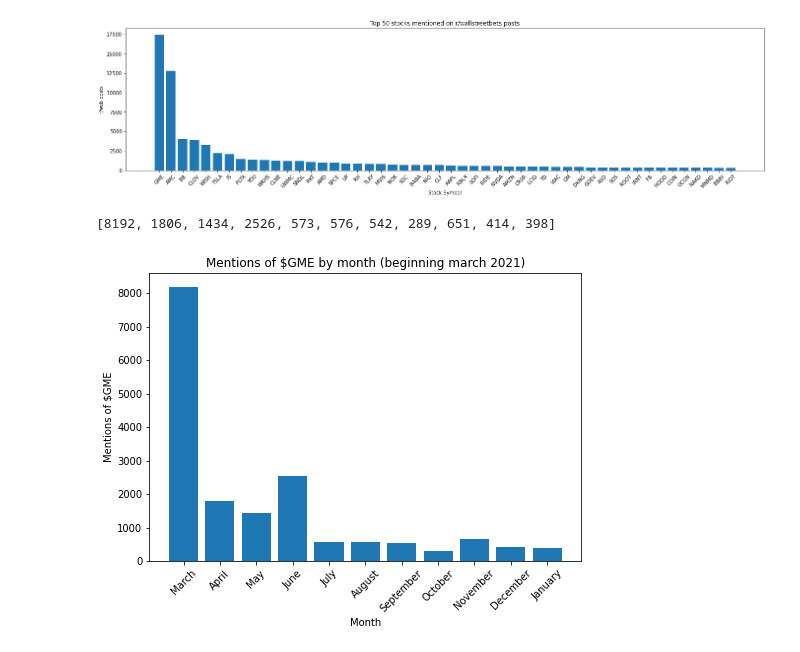
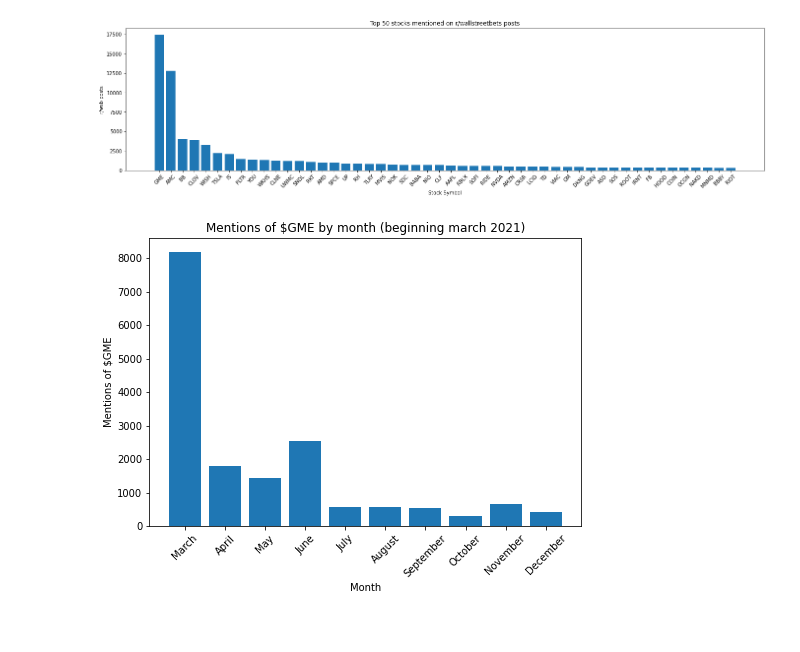
Before and after one commit to ChristopheBrown/sm-ml, a Jupyter notebook: reddit-sandbox.ipynb, the cells around one changed output. Drawn from its saved outputs; the diff is of its cells as text; code cells hidden in the pictures.

```diff
--- a/reddit-sandbox.ipynb
+++ b/reddit-sandbox.ipynb
@@ -103,33 +103,25 @@ plt.show()
 # %% [output]
 [figure]
 # %%
-# Let's take a look at mentions of GameStop (GME) by month from March 2021 to
+# Let's take a look at mentions of GameStop (GME) by month from March 2021 to Dec 2021
 gme_mentions = []
 
 gme = df_50.loc[df['symbol'] == 'GME']
 for month in months.values():
     gme_mentions.append(len(gme.loc[df['month'] == month]))
 
-# Index 1 will correspond to January 2022, not 2021, so we pop it and append the value to end of the list
-# There is no January or February data from this dataset. We will remove the Febraury index as well
-# So index 0 of gme_mentions corresponds to March 2021. (beneath started recording data on March 9, 2021)
-gme_mentions.append(gme_mentions.pop(0))
-gme_mentions = gme_mentions[1:]
-gme_mentions
+# There is no January or February data from this dataset. We will remove the Jan/Feb index as well
+# So index 0 of gme_mentions corresponds to March 2021. (beneath started recording data from March 9, 2021)
+gme_mentions = gme_mentions[2:]
+
+# Viz
+fig = plt.figure()
+ax = fig.add_axes([0,0,1,1])
+ax.bar(list(months.keys())[2:], gme_mentions)
+plt.xlabel("Month")
+plt.ylabel("Mentions of $GME")
+plt.title('Mentions of $GME by month (beginning march 2021)')
+plt.xticks(rotation = 45)
+plt.show()
 # %% [output]
-[8192, 1806, 1434, 2526, 573, 576, 542, 289, 651, 414, 398]
+[figure, added]
-# %%
-adjusted_months = list(months.keys())[2:]
-adjusted_months.append('January')
-
-fig = plt.figure()
-ax = fig.add_axes([0,0,1,1])
-ax.bar(adjusted_months, gme_mentions)
-plt.xlabel("Month")
-plt.ylabel("Mentions of $GME")
-plt.title('Mentions of $GME by month (beginning march 2021)')
-ax.tick_params(axis='x', which='major', labelsize=10)
-plt.xticks(rotation = 45)
-plt.show()
-# %% [output]
-[figure, removed]
```
Also changed, not shown: parts of 3 cells of this notebook.
